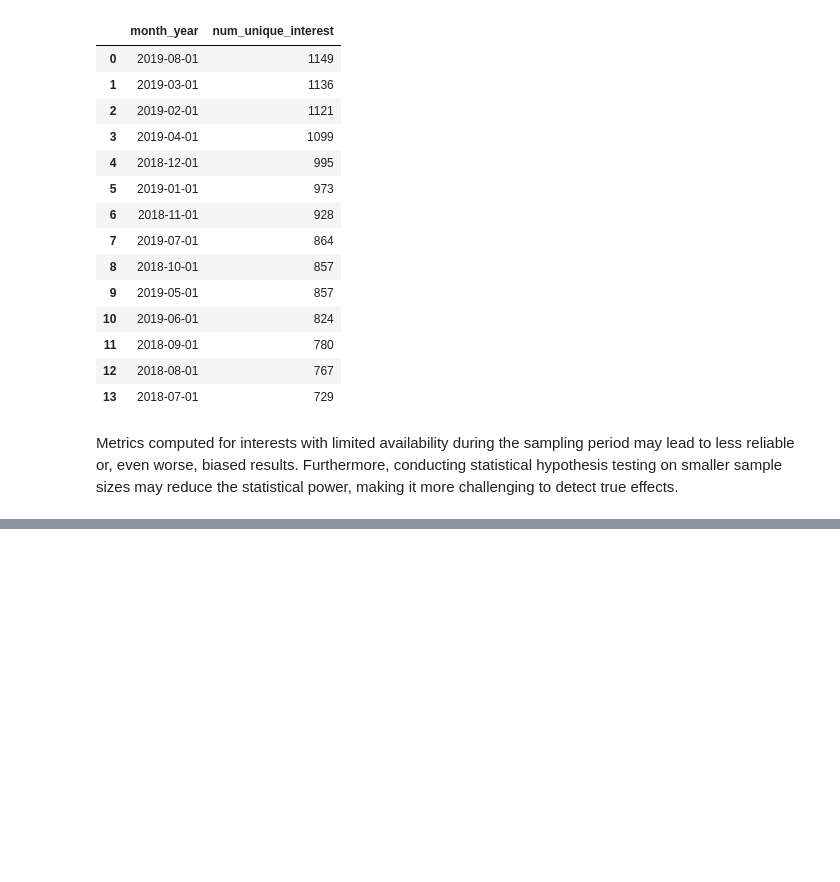
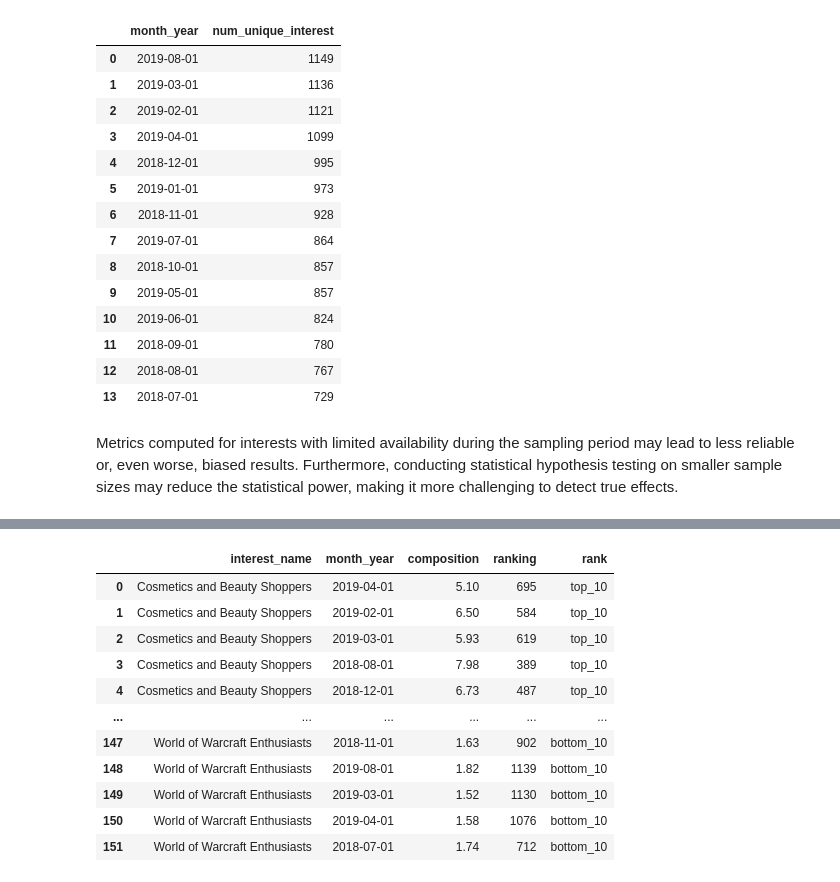
Before and after one commit to yangwu1227/sql-case-studies, a Jupyter notebook: case_studies/fresh_segments/notebooks/business_questions.ipynb, the cells around one changed output, grey strips where cells are left out. Cells and saved outputs as stored; diff of their text form; code cells hidden in the pictures; blank space fills up the shorter version.

```diff
--- a/case_studies/fresh_segments/notebooks/business_questions.ipynb
+++ b/case_studies/fresh_segments/notebooks/business_questions.ipynb
@@ -750,0 +991,86 @@ Metrics computed for interests with limited availability during the sampling per
+# %%
+query = """
+WITH compositions AS (
+    SELECT
+        map.interest_name,
+        composition,
+        DENSE_RANK() OVER (
+            PARTITION BY map.interest_name
+            ORDER BY met.composition DESC
+        ) AS comp_ranks
+    FROM
+        fresh_segments.interest_metrics AS met
+    LEFT JOIN
+        fresh_segments.interest_map AS map
+    ON
+        met.interest_id = map.id
+),
+
+top_10 AS (
+    SELECT
+        interest_name,
+        'top_10' AS rank
+    FROM
+        compositions
+    WHERE
+        comp_ranks = 1
+    ORDER BY
+        composition DESC
+    LIMIT
+        10
+),
+
+bottom_10 AS (
+    SELECT
+        interest_name,
+        'bottom_10' AS rank
+    FROM
+        compositions
+    WHERE
+        comp_ranks = 1
+    ORDER BY
+        composition ASC
+    LIMIT
+        10
+),
+
+row_bind AS (
+    SELECT * FROM top_10
+    UNION
+    SELECT * FROM bottom_10
+)
+SELECT
+    map.interest_name,
+    met.month_year,
+    met.composition,
+    met.ranking,
+    rank
+FROM
+    fresh_segments.interest_metrics AS met
+        LEFT JOIN fresh_segments.interest_map AS map ON met.interest_id = map.id
+        LEFT JOIN row_bind AS rb ON map.interest_name = rb.interest_name
+WHERE
+    1 = 1
+    AND rb.interest_name IS NOT NULL
+ORDER BY
+    rank DESC,
+    interest_name ASC;
+"""
+
+top_bottom_10 = athena.query(
+    database=database, query=query, ctas_approach=ctas_approach
+)
+top_bottom_10
+# %% [output]
+|  | interest_name | month_year | composition | ranking | rank |
+| 0 | Cosmetics and Beauty Shoppers | 2019-04-01 | 5.10 | 695 | top_10 |
+| 1 | Cosmetics and Beauty Shoppers | 2019-02-01 | 6.50 | 584 | top_10 |
+| 2 | Cosmetics and Beauty Shoppers | 2019-03-01 | 5.93 | 619 | top_10 |
+| 3 | Cosmetics and Beauty Shoppers | 2018-08-01 | 7.98 | 389 | top_10 |
+| 4 | Cosmetics and Beauty Shoppers | 2018-12-01 | 6.73 | 487 | top_10 |
+| ... | ... | ... | ... | ... | ... |
+| 147 | World of Warcraft Enthusiasts | 2018-11-01 | 1.63 | 902 | bottom_10 |
+| 148 | World of Warcraft Enthusiasts | 2019-08-01 | 1.82 | 1139 | bottom_10 |
+| 149 | World of Warcraft Enthusiasts | 2019-03-01 | 1.52 | 1130 | bottom_10 |
+| 150 | World of Warcraft Enthusiasts | 2019-04-01 | 1.58 | 1076 | bottom_10 |
+| 151 | World of Warcraft Enthusiasts | 2018-07-01 | 1.74 | 712 | bottom_10 |
```
Also changed, not shown: parts of 22 cells of this notebook, 1 other file.
